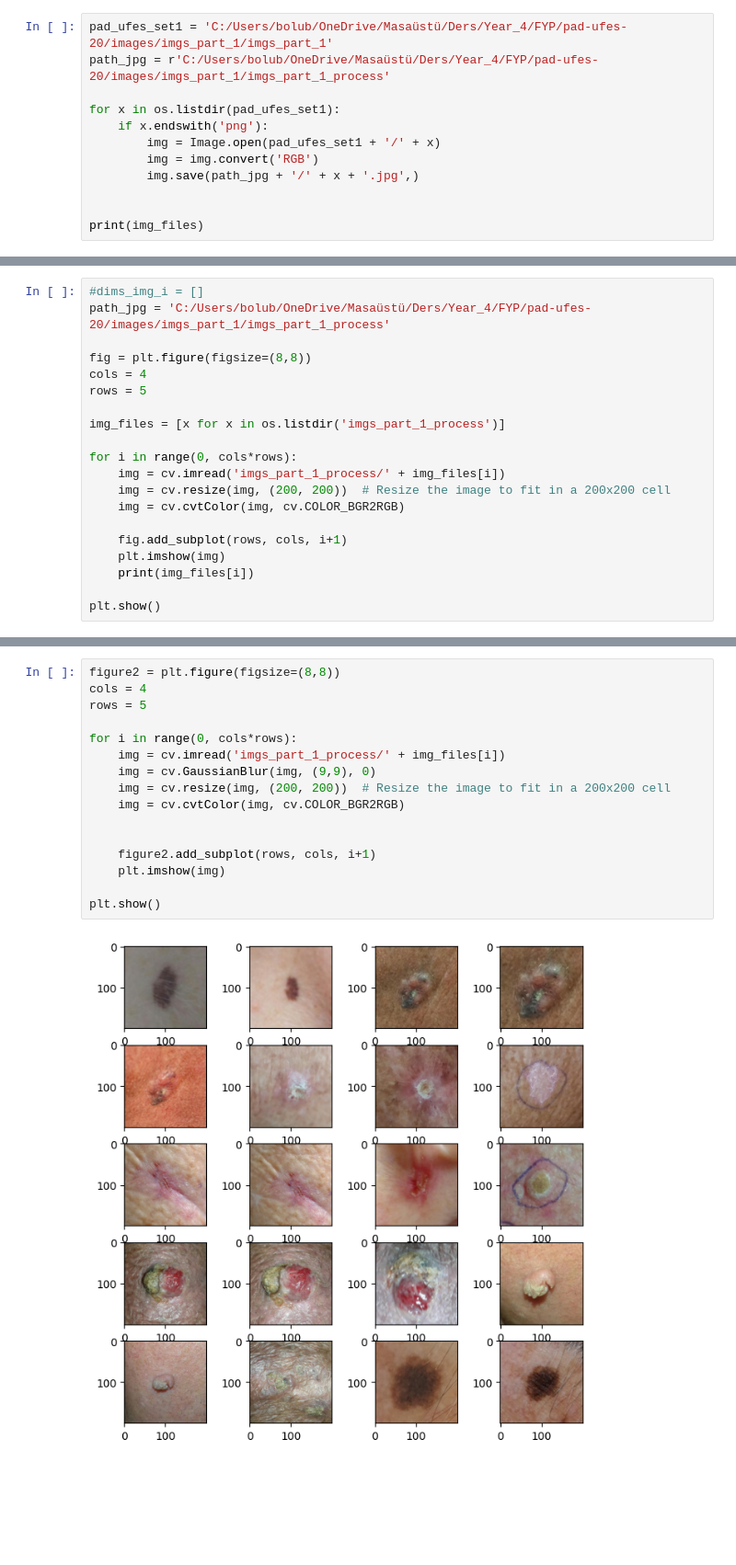
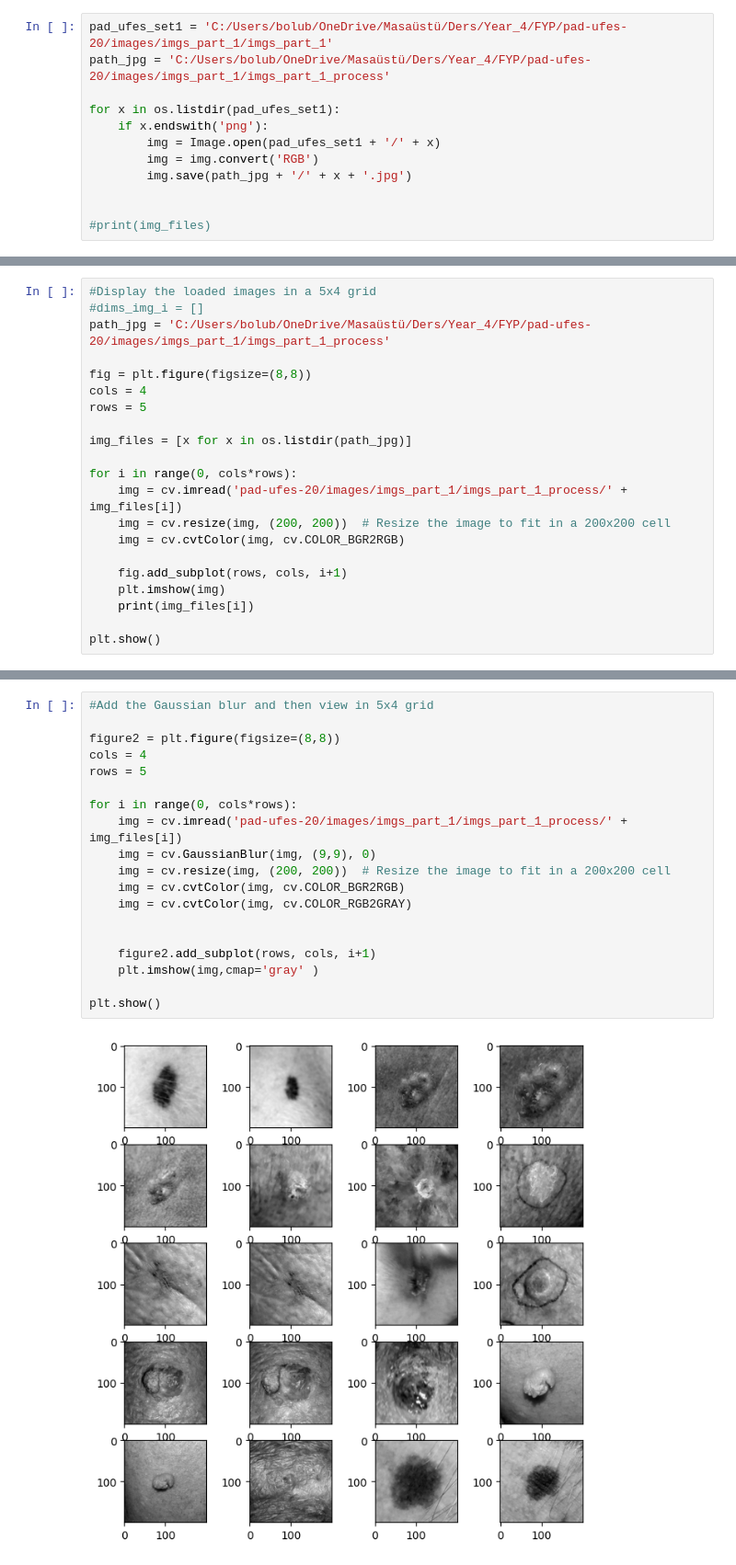
Before and after one commit to bc1719/FYP, a Jupyter notebook: FYP_Image_Preprocessing.ipynb, the cells around one changed output, grey strips where cells are left out. Shown at 92% size. Saved outputs shown, nothing was run; the diff lists cells and outputs as text; blank space fills up the shorter version.

```diff
--- a/FYP_Image_Preprocessing.ipynb
+++ b/FYP_Image_Preprocessing.ipynb
@@ -7,12 +11,12 @@ from PIL import Image
 # %%
 pad_ufes_set1 = 'C:/Users/bolub/OneDrive/Masaüstü/Ders/Year_4/FYP/pad-ufes-20/images/imgs_part_1/imgs_part_1'
-path_jpg = r'C:/Users/bolub/OneDrive/Masaüstü/Ders/Year_4/FYP/pad-ufes-20/images/imgs_part_1/imgs_part_1_process'
+path_jpg = 'C:/Users/bolub/OneDrive/Masaüstü/Ders/Year_4/FYP/pad-ufes-20/images/imgs_part_1/imgs_part_1_process'
 
 for x in os.listdir(pad_ufes_set1):
     if x.endswith('png'):
         img = Image.open(pad_ufes_set1 + '/' + x)
         img = img.convert('RGB')
-        img.save(path_jpg + '/' + x + '.jpg',)
+        img.save(path_jpg + '/' + x + '.jpg')
 
 
-print(img_files)
+#print(img_files)
@@ -21,4 +29,5 @@ print(img_files)
 # %%
+#Display the loaded images in a 5x4 grid
 #dims_img_i = []
 path_jpg = 'C:/Users/bolub/OneDrive/Masaüstü/Ders/Year_4/FYP/pad-ufes-20/images/imgs_part_1/imgs_part_1_process'
 
@@ -26,10 +35,10 @@ fig = plt.figure(figsize=(8,8))
 cols = 4
 rows = 5
 
-img_files = [x for x in os.listdir('imgs_part_1_process')]
+img_files = [x for x in os.listdir(path_jpg)]
 
 for i in range(0, cols*rows):
-    img = cv.imread('imgs_part_1_process/' + img_files[i])
+    img = cv.imread('pad-ufes-20/images/imgs_part_1/imgs_part_1_process/' + img_files[i])
     img = cv.resize(img, (200, 200))  # Resize the image to fit in a 200x200 cell
     img = cv.cvtColor(img, cv.COLOR_BGR2RGB)
 
@@ -47,21 +72,24 @@ print(dims_img_i)
 # %%
+#Add the Gaussian blur and then view in 5x4 grid
+
 figure2 = plt.figure(figsize=(8,8))
 cols = 4
 rows = 5
 
 for i in range(0, cols*rows):
-    img = cv.imread('imgs_part_1_process/' + img_files[i])
+    img = cv.imread('pad-ufes-20/images/imgs_part_1/imgs_part_1_process/' + img_files[i])
     img = cv.GaussianBlur(img, (9,9), 0)
     img = cv.resize(img, (200, 200))  # Resize the image to fit in a 200x200 cell
     img = cv.cvtColor(img, cv.COLOR_BGR2RGB)
+    img = cv.cvtColor(img, cv.COLOR_RGB2GRAY)
 
 
     figure2.add_subplot(rows, cols, i+1)
-    plt.imshow(img)
+    plt.imshow(img,cmap='gray' )
 
 plt.show()
 # %% [output]
-[figure, old version]
+[figure, new version]
 # %%
 figure3 = plt.figure(figsize=(8,8))
 cols = 4
```
Also changed, not shown: parts of 17 cells of this notebook.
